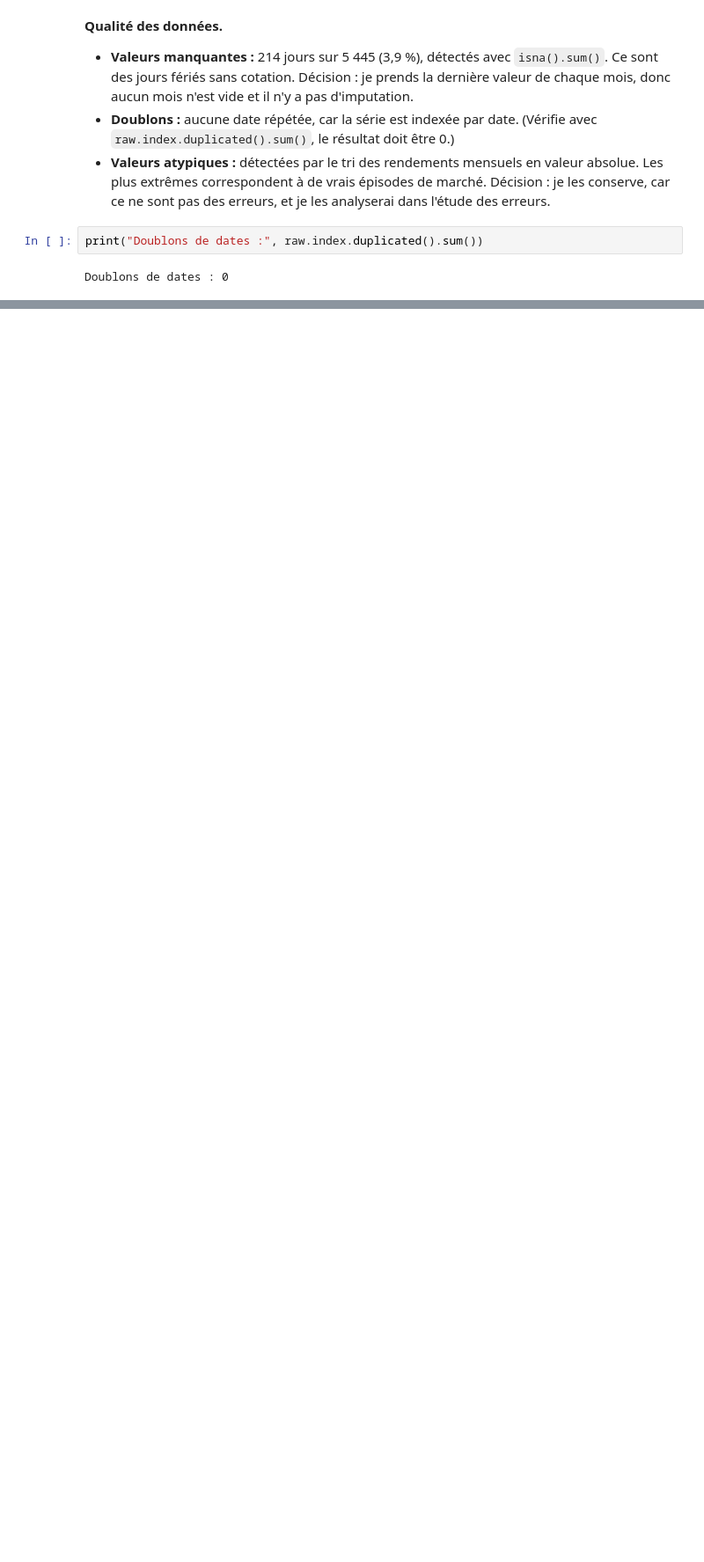
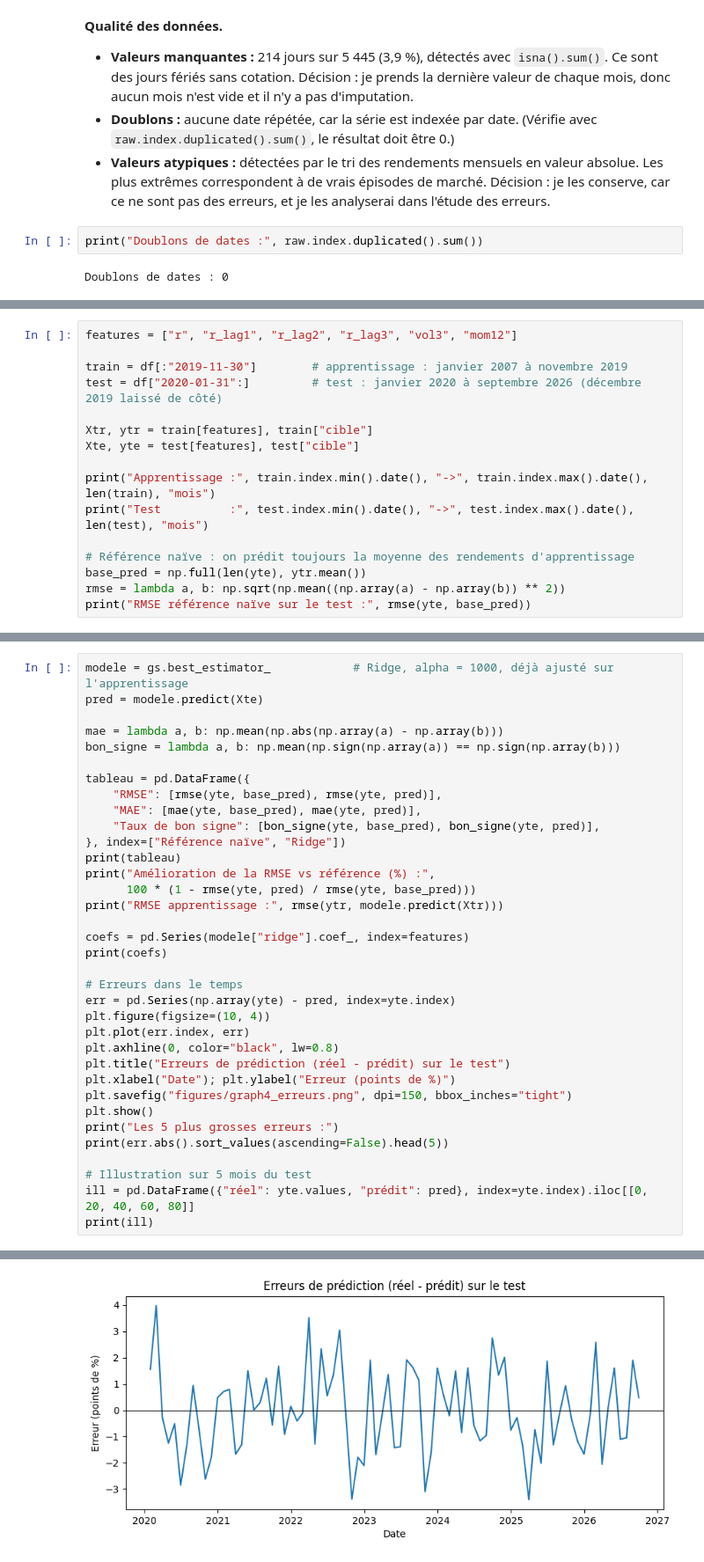
Before and after one commit to telloudi-khadijaencg-alt/23009059-TELLOUDIKHADIJA-G3FINANCE, a Jupyter notebook: notebooks/projet_F21.ipynb, the cells around one changed output, grey strips where cells are left out. Shown at 88% size. Drawn from its saved outputs; the diff is of its cells as text; blank space fills up the shorter version.

```diff
--- a/notebooks/projet_F21.ipynb
+++ b/notebooks/projet_F21.ipynb
@@ -193,0 +205,16 @@ Doublons de dates : 0
+# %%
+features = ["r", "r_lag1", "r_lag2", "r_lag3", "vol3", "mom12"]
+
+train = df[:"2019-11-30"]        # apprentissage : janvier 2007 à novembre 2019
+test = df["2020-01-31":]         # test : janvier 2020 à septembre 2026 (décembre 2019 laissé de côté)
+
+Xtr, ytr = train[features], train["cible"]
+Xte, yte = test[features], test["cible"]
+
+print("Apprentissage :", train.index.min().date(), "->", train.index.max().date(), len(train), "mois")
+print("Test          :", test.index.min().date(), "->", test.index.max().date(), len(test), "mois")
+
+# Référence naïve : on prédit toujours la moyenne des rendements d'apprentissage
+base_pred = np.full(len(yte), ytr.mean())
+rmse = lambda a, b: np.sqrt(np.mean((np.array(a) - np.array(b)) ** 2))
+print("RMSE référence naïve sur le test :", rmse(yte, base_pred))
@@ -193,0 +273,36 @@ Doublons de dates : 0
+# %%
+modele = gs.best_estimator_            # Ridge, alpha = 1000, déjà ajusté sur l'apprentissage
+pred = modele.predict(Xte)
+
+mae = lambda a, b: np.mean(np.abs(np.array(a) - np.array(b)))
+bon_signe = lambda a, b: np.mean(np.sign(np.array(a)) == np.sign(np.array(b)))
+
+tableau = pd.DataFrame({
+    "RMSE": [rmse(yte, base_pred), rmse(yte, pred)],
+    "MAE": [mae(yte, base_pred), mae(yte, pred)],
+    "Taux de bon signe": [bon_signe(yte, base_pred), bon_signe(yte, pred)],
+}, index=["Référence naïve", "Ridge"])
+print(tableau)
+print("Amélioration de la RMSE vs référence (%) :",
+      100 * (1 - rmse(yte, pred) / rmse(yte, base_pred)))
+print("RMSE apprentissage :", rmse(ytr, modele.predict(Xtr)))
+
+coefs = pd.Series(modele["ridge"].coef_, index=features)
+print(coefs)
+
+# Erreurs dans le temps
+err = pd.Series(np.array(yte) - pred, index=yte.index)
+plt.figure(figsize=(10, 4))
+plt.plot(err.index, err)
+plt.axhline(0, color="black", lw=0.8)
+plt.title("Erreurs de prédiction (réel - prédit) sur le test")
+plt.xlabel("Date"); plt.ylabel("Erreur (points de %)")
+plt.savefig("figures/graph4_erreurs.png", dpi=150, bbox_inches="tight")
+plt.show()
+print("Les 5 plus grosses erreurs :")
+print(err.abs().sort_values(ascending=False).head(5))
+
+# Illustration sur 5 mois du test
+ill = pd.DataFrame({"réel": yte.values, "prédit": pred}, index=yte.index).iloc[[0, 20, 40, 60, 80]]
+print(ill)
+# %% [output]
@@ -193,0 +321 @@ Doublons de dates : 0
+[figure, added]
```
Also changed, not shown: parts of 10 cells of this notebook.
